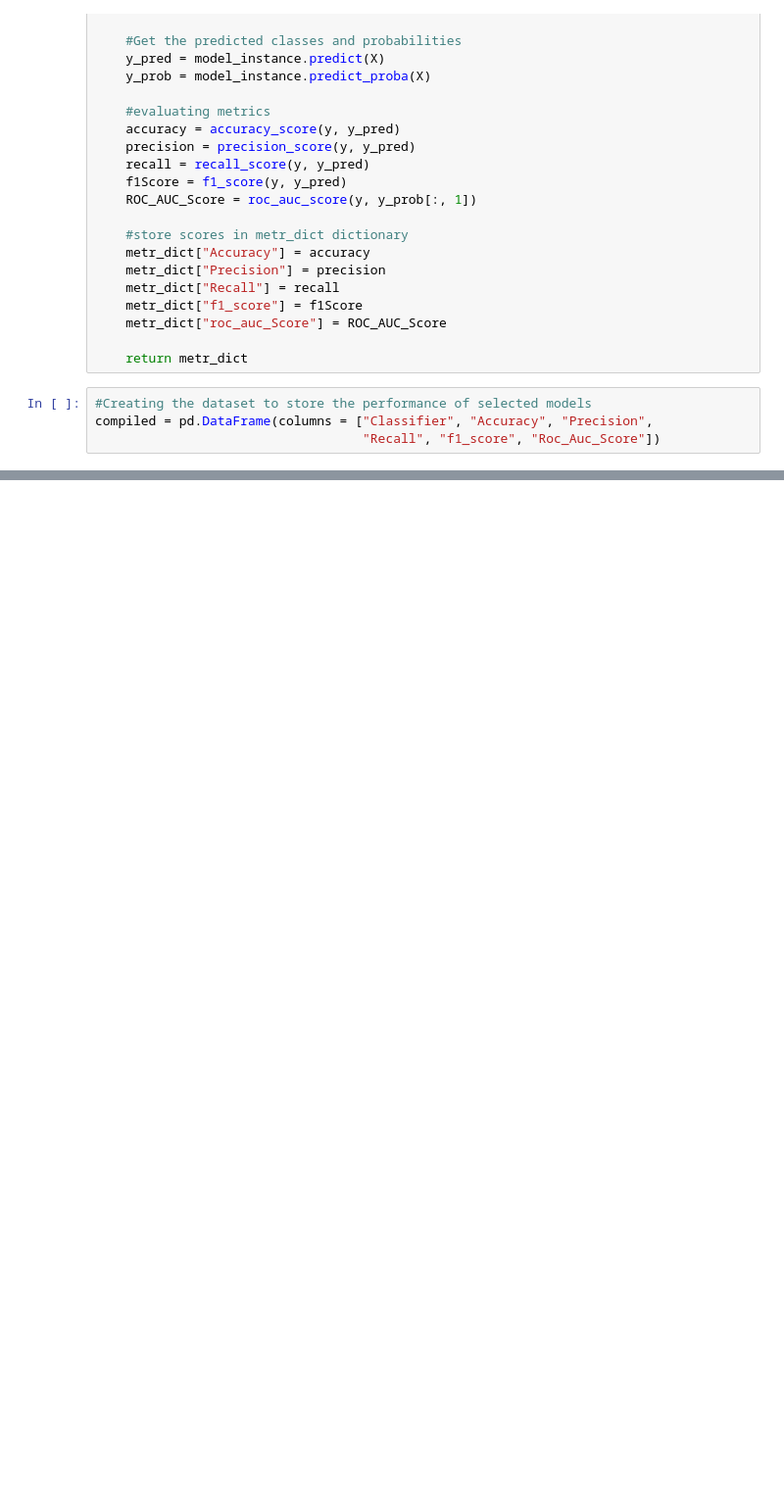
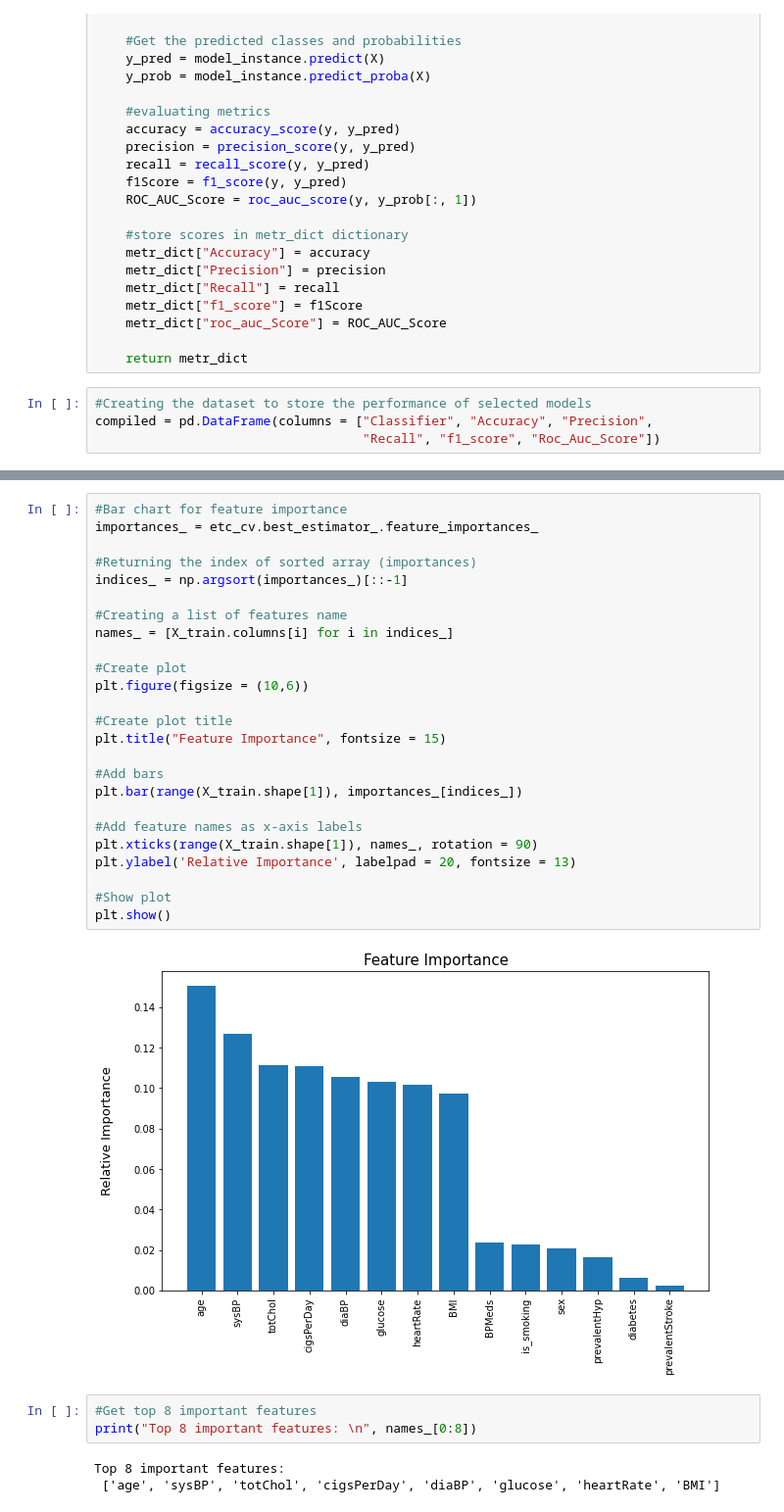
Before and after one commit to nikita1128/Cardiovascular-Risk-Prediction, a Jupyter notebook: Cardiovascular_Risk_Prediction.ipynb, the cells around one changed output, grey strips where cells are left out. Shown at 98% size. Cells and saved outputs as stored; diff of their text form; blank space fills up the shorter version.

```diff
--- a/Cardiovascular_Risk_Prediction.ipynb
+++ b/Cardiovascular_Risk_Prediction.ipynb
@@ -919,0 +1038,33 @@ compiled = pd.DataFrame(columns = ["Classifier", "Accuracy", "Precision",
+# %%
+#Bar chart for feature importance
+importances_ = etc_cv.best_estimator_.feature_importances_
+
+#Returning the index of sorted array (importances)
+indices_ = np.argsort(importances_)[::-1]
+
+#Creating a list of features name
+names_ = [X_train.columns[i] for i in indices_]
+
+#Create plot
+plt.figure(figsize = (10,6))
+
+#Create plot title
+plt.title("Feature Importance", fontsize = 15)
+
+#Add bars
+plt.bar(range(X_train.shape[1]), importances_[indices_])
+
+#Add feature names as x-axis labels
+plt.xticks(range(X_train.shape[1]), names_, rotation = 90)
+plt.ylabel('Relative Importance', labelpad = 20, fontsize = 13)
+
+#Show plot
+plt.show()
+# %% [output]
+[figure, added]
+# %%
+#Get top 8 important features
+print("Top 8 important features: \n", names_[0:8])
+# %% [output]
+Top 8 important features:
+ ['age', 'sysBP', 'totChol', 'cigsPerDay', 'diaBP', 'glucose', 'heartRate', 'BMI']
```
Also changed, not shown: parts of 84 cells of this notebook.
